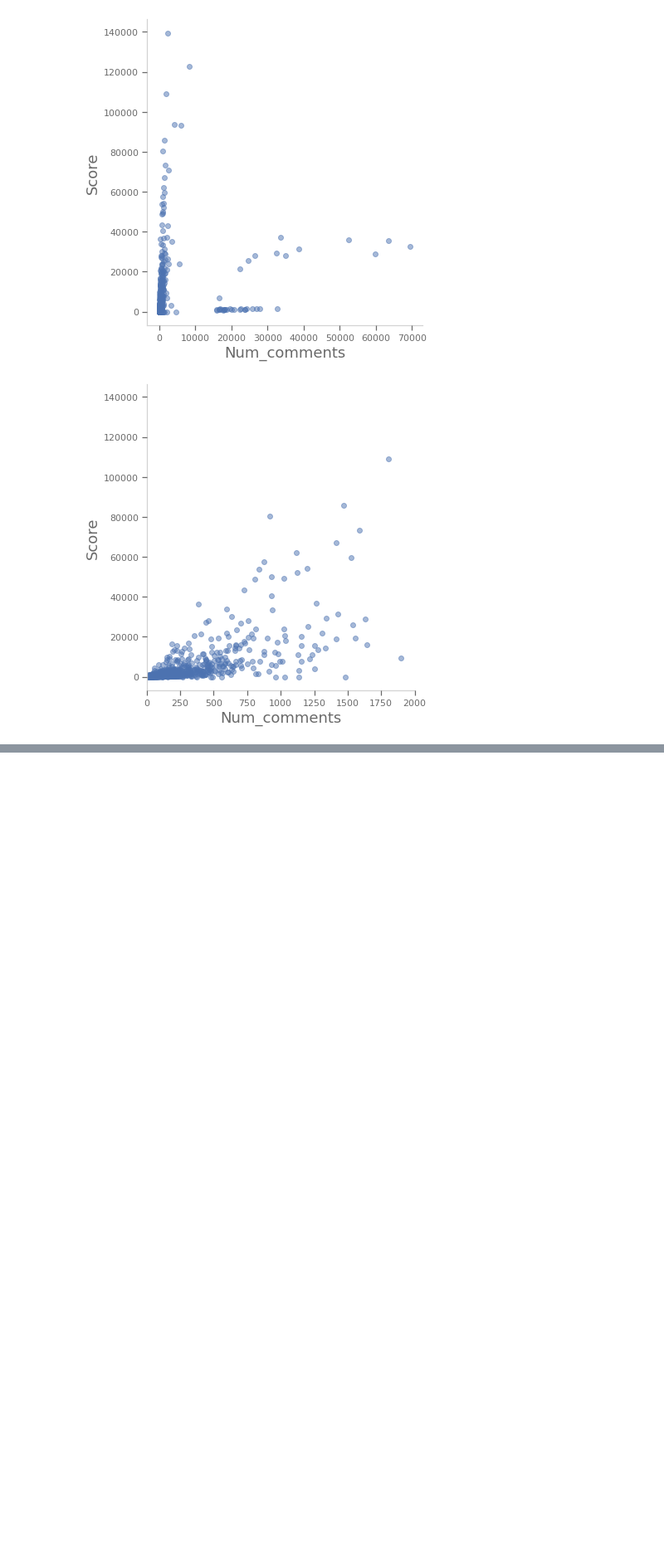
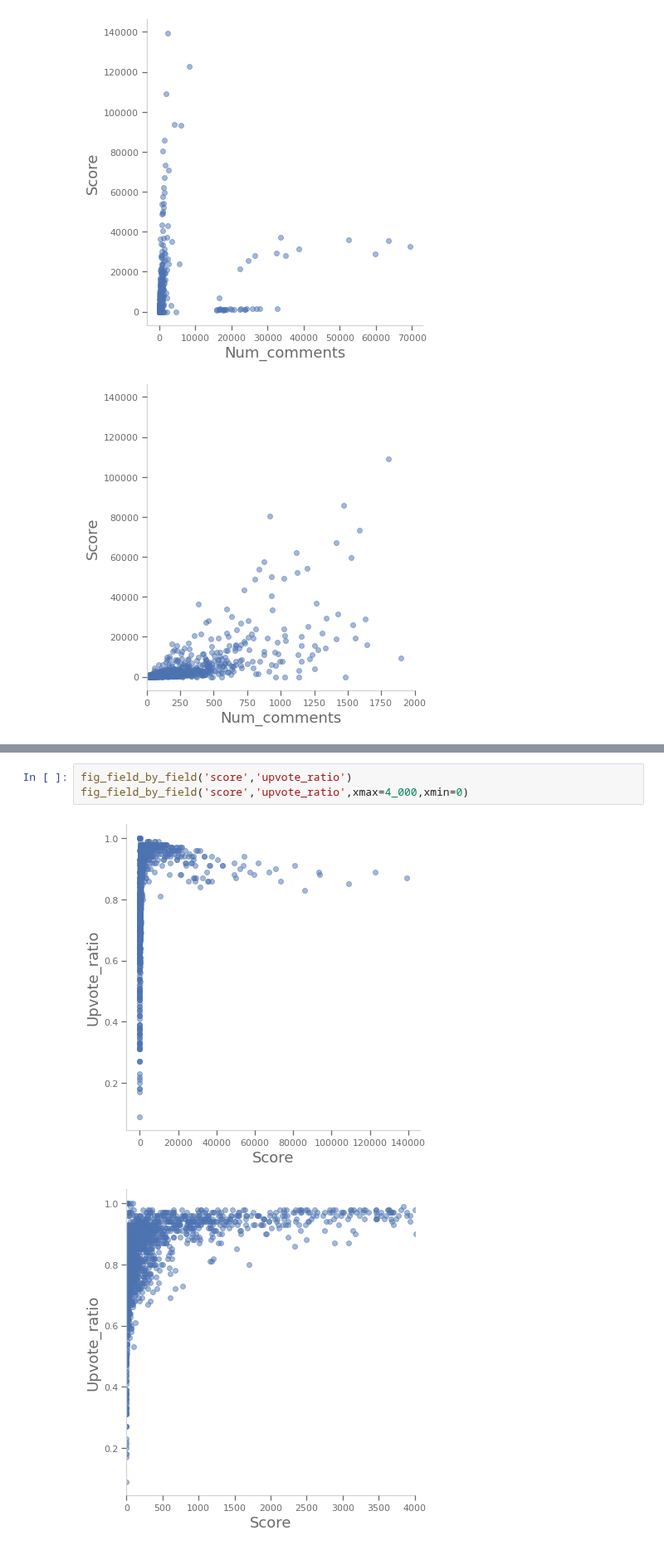
Before and after one commit to AndrewSamaha/WSBAnalysis, a Jupyter notebook: readme-testing.ipynb, the cells around one changed output, grey strips where cells are left out. Shown at 83% size. Saved outputs shown, nothing was run; the diff lists cells and outputs as text; blank space fills up the shorter version.

```diff
--- a/readme-testing.ipynb
+++ b/readme-testing.ipynb
@@ -665,0 +673,6 @@ fig_field_by_field('num_comments','score',xmax=2_000,xmin=0)
+# %%
+fig_field_by_field('score','upvote_ratio')
+fig_field_by_field('score','upvote_ratio',xmax=4_000,xmin=0)
+# %% [output]
+[figure, added]
+[figure, added]
```
Also changed, not shown: parts of 1 cell of this notebook, 9 other files.
